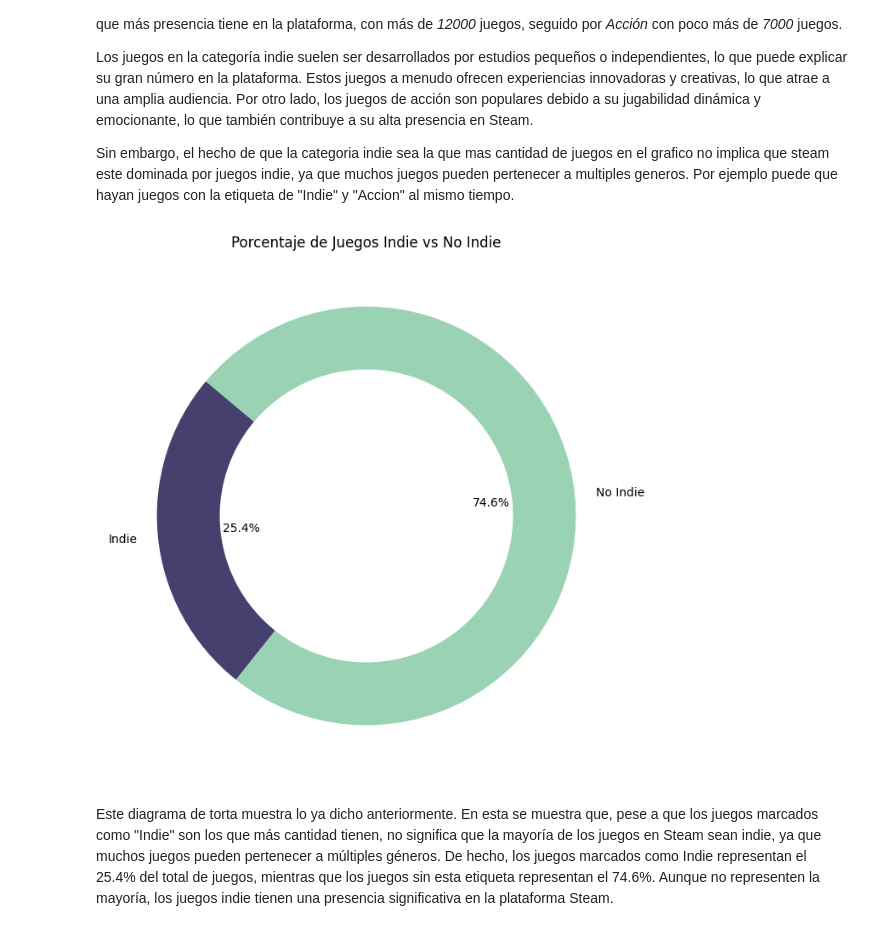
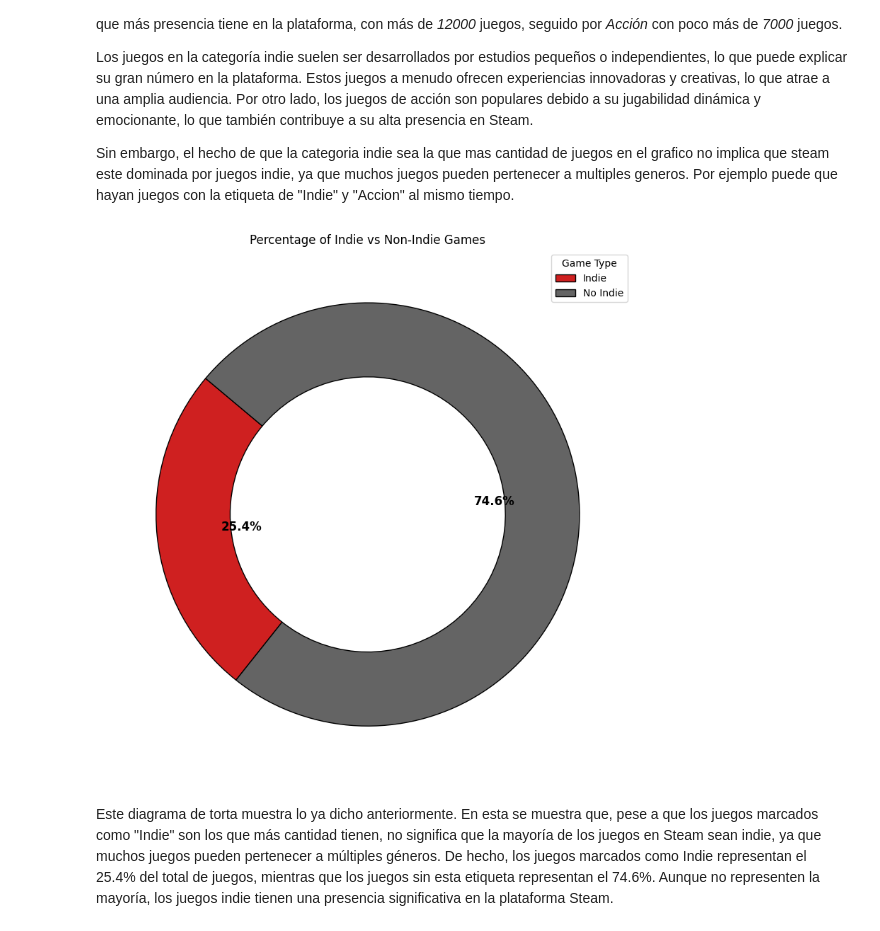
Before and after one commit to delav-dev/steam-pc-games-analysis, a Jupyter notebook: data_analysis.ipynb, the cells around one changed output. Cells and saved outputs as stored; diff of their text form; code cells hidden in the pictures.

```diff
--- a/data_analysis.ipynb
+++ b/data_analysis.ipynb
@@ -1651,22 +1638,27 @@ Los juegos en la categoría indie suelen ser desarrollados por estudios pequeño
 
 Sin embargo, el hecho de que la categoria indie sea la que mas cantidad de juegos en el grafico no implica que steam este dominada por juegos indie, ya que muchos juegos pueden pertenecer a multiples generos. Por ejemplo puede que hayan juegos con la etiqueta de "Indie" y "Accion" al mismo tiempo.
 # %%
+# Gráfica de torta hueca para juegos Indie vs No Indie
+
 # Contar juegos que tienen la etiqueta 'Indie' y los que no
 indie_count = game_genres['genres'].str.contains('Indie').sum()
 non_indie_count = len(game_genres) - indie_count
 
 # Datos para la gráfica
 labels = ['Indie', 'No Indie']
 sizes = [indie_count, non_indie_count]
-colors = ['#45406d', '#9ad2b4']
+colors = ["#CF2020", "#646464"]
 
 # Crear la gráfica de torta hueca
 plt.figure(figsize=(8, 8))
-plt.pie(sizes, labels=labels, colors=colors, autopct='%1.1f%%', startangle=140, wedgeprops={'width': 0.3})
-plt.title('Porcentaje de Juegos Indie vs No Indie')
+plt.pie(sizes, colors=colors, autopct='%1.1f%%', startangle=140, wedgeprops={'width': 0.35, 'edgecolor': 'black'})
+plt.title('Percentage of Indie vs Non-Indie Games')
+plt.legend(labels, loc="best", title="Game Type")
+plt.setp(plt.gca().texts, size=12, weight="bold")
+plt.tight_layout()
 plt.show()
 # %% [output]
-[figure, old version]
+[figure, new version]
 # %% [markdown]
 Este diagrama de torta muestra lo ya dicho anteriormente. En esta se muestra que, pese a que los juegos marcados como "Indie" son los que más cantidad tienen, no significa que la mayoría de los juegos en Steam sean indie, ya que muchos juegos pueden pertenecer a múltiples géneros. De hecho, los juegos marcados como Indie representan el 25.4% del total de juegos, mientras que los juegos sin esta etiqueta representan el 74.6%. Aunque no representen la mayoría, los juegos indie tienen una presencia significativa en la plataforma Steam.
 # %% [markdown]
```
Also changed, not shown: parts of 49 cells of this notebook.
